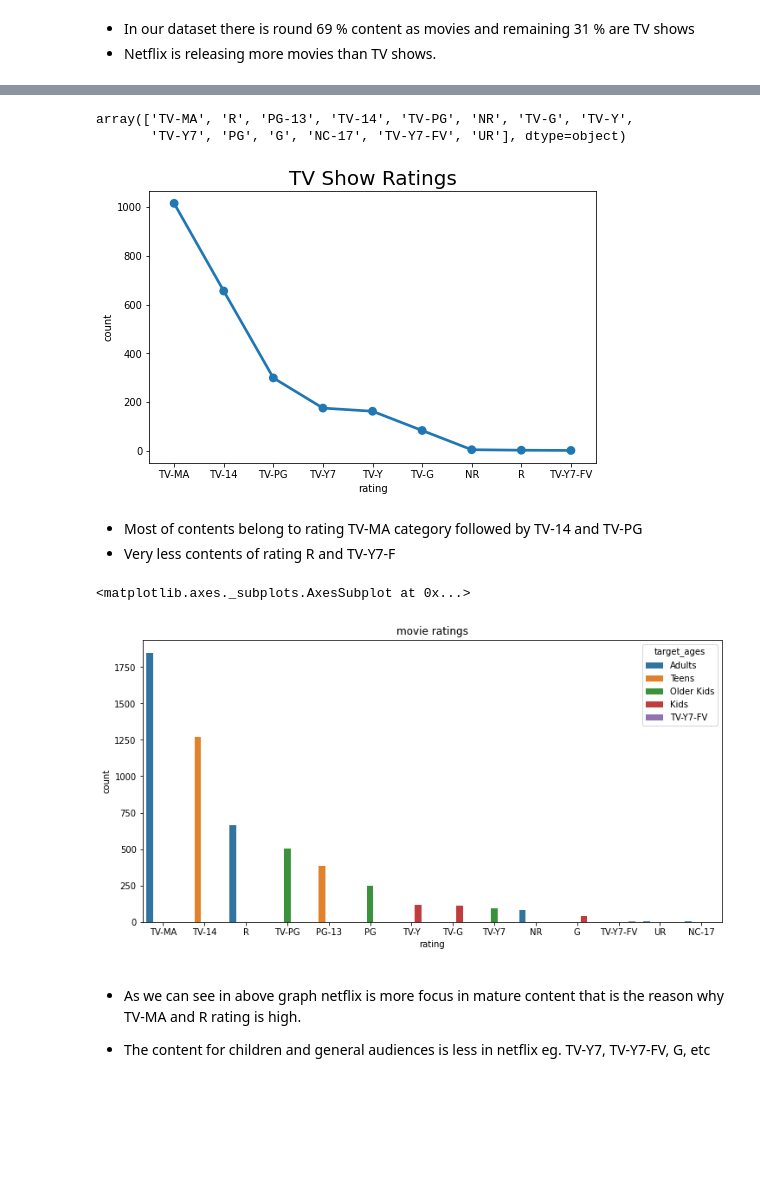
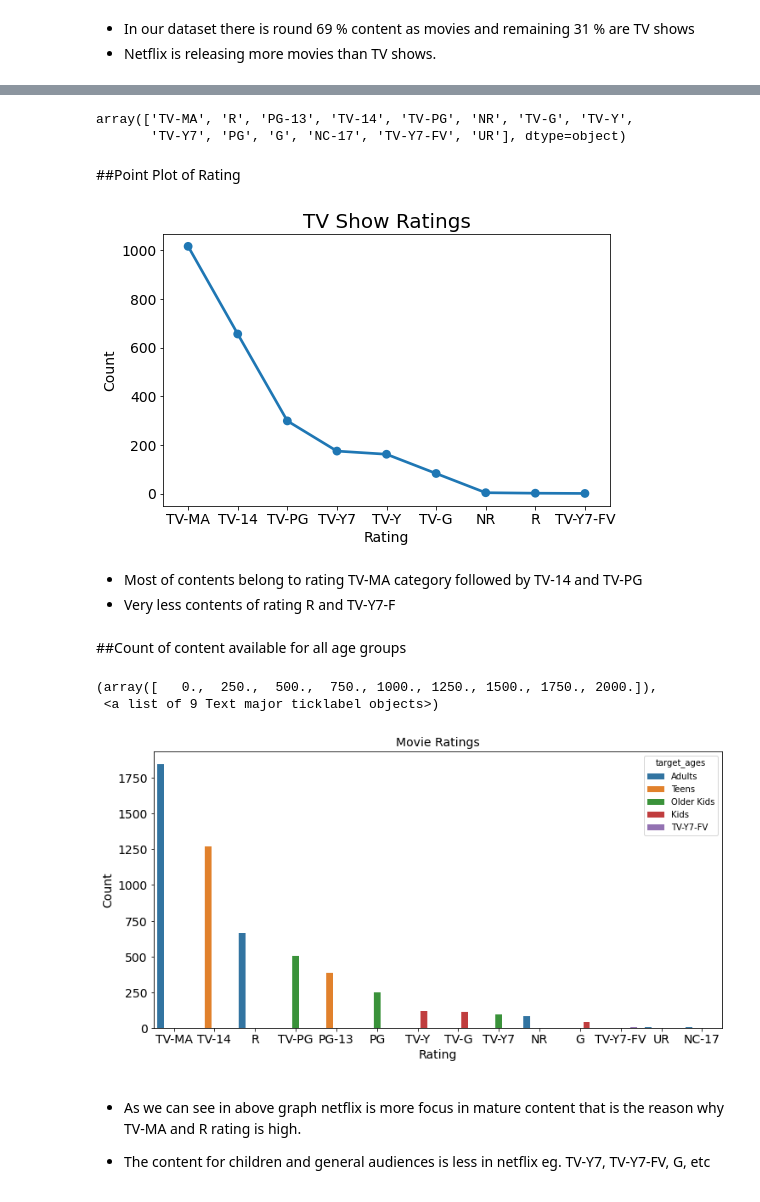
Before and after one commit to Zeeshan00789/NETFLIX-MOVIES-AND-TV-SHOWS-CLUSTERING-, a Jupyter notebook: NETFLIX_MOVIES_AND_TV_SHOWS_CLUSTERING.ipynb, the cells around one changed output, grey strips where cells are left out. Cells and saved outputs as stored; diff of their text form; code cells hidden in the pictures; blank space fills up the shorter version.

```diff
--- a/NETFLIX_MOVIES_AND_TV_SHOWS_CLUSTERING.ipynb
+++ b/NETFLIX_MOVIES_AND_TV_SHOWS_CLUSTERING.ipynb
@@ -199,6 +209,7 @@ Text(0, 0.5, 'Type')
-# %%
-df['rating'].unique()
-# %% [output]
-array(['TV-MA', 'R', 'PG-13', 'TV-14', 'TV-PG', 'NR', 'TV-G', 'TV-Y',
-       'TV-Y7', 'PG', 'G', 'NC-17', 'TV-Y7-FV', 'UR'], dtype=object)
+# %%
+#unique values of rating
+df['rating'].unique()
+# %% [output]
+array(['TV-MA', 'R', 'PG-13', 'TV-14', 'TV-PG', 'NR', 'TV-G', 'TV-Y',
+       'TV-Y7', 'PG', 'G', 'NC-17', 'TV-Y7-FV', 'UR'], dtype=object)
 # %%
@@ -212,27 +224,48 @@ df['target_ages']=df['rating'].replace({'TV-PG':'Older Kids','TV-MA':'Adults',
 #creating two extra columns
 tv_shows=df[df['type']=='TV Show']
 movies=df[df['type']=='Movie']
+# %% [markdown]
+##Point Plot of Rating
 # %%
 #Rating based on rating system of all TV Shows
 tv_ratings = tv_shows.groupby(['rating'])['show_id'].count().reset_index(name='count').sort_values(by='count',ascending=False)
+
 fig_dims = (8,5)
 fig, ax = plt.subplots(figsize=fig_dims)
 sns.pointplot(x='rating',y='count',data=tv_ratings)
+#title
 plt.title('TV Show Ratings',size='20')
+#labelling
+plt.xlabel('Rating', fontsize= 14)
+plt.ylabel('Count', fontsize= 14)
+#font size of x and y axis values
+plt.xticks(fontsize=14)
+plt.yticks(fontsize=14)
 plt.show()
 # %% [output]
-[figure, old version]
+[figure, new version]
 # %% [markdown]
 * Most of contents belong to rating TV-MA category followed by TV-14 and TV-PG
 * Very less contents of rating R and TV-Y7-F
+# %% [markdown]
+##Count of content available for all age groups
 # %%
 #Movie Ratings based on Target Age Groups
 plt.figure(figsize=(12,6))
-plt.title('movie ratings')
+plt.title('Movie Ratings', size=14)
 sns.countplot(x=movies['rating'],hue=movies['target_ages'],data=movies,order=movies['rating'].value_counts().index)
+
+#labelling
+plt.xlabel('Rating', fontsize= 14)
+plt.ylabel('Count', fontsize= 14)
+
+#font size of x and y axis values
+plt.xticks(fontsize=14)
+plt.yticks(fontsize=14)
 # %% [output]
-<matplotlib.axes._subplots.AxesSubplot at 0x...>
+(array([   0.,  250.,  500.,  750., 1000., 1250., 1500., 1750., 2000.]),
+ <a list of 9 Text major ticklabel objects>)
-[figure, old version]
+[figure, new version]
 # %% [markdown]
 * As we can see in above graph netflix is more focus in mature content that is the reason why TV-MA and R rating is high.
 
```
Also changed, not shown: parts of 41 cells of this notebook.
